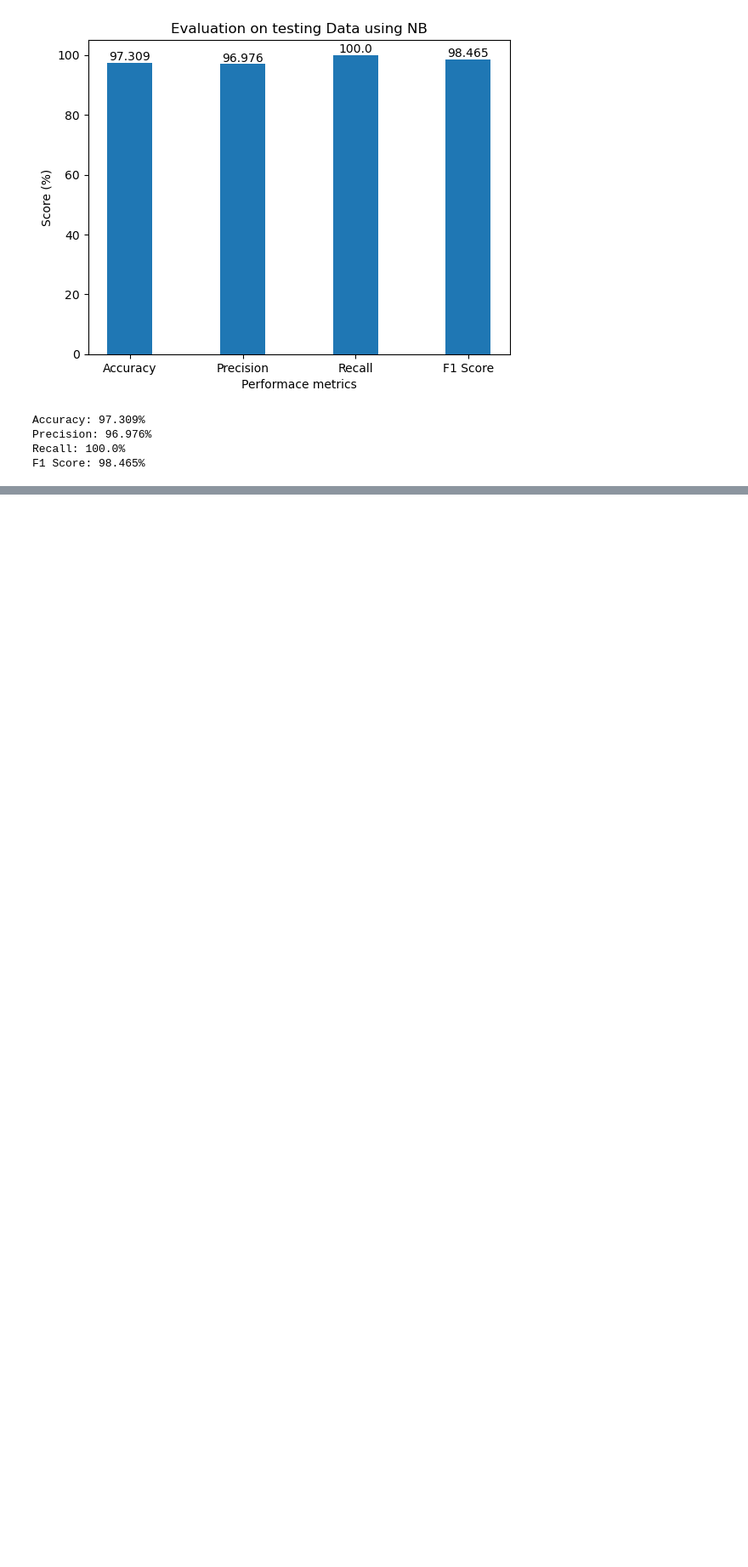
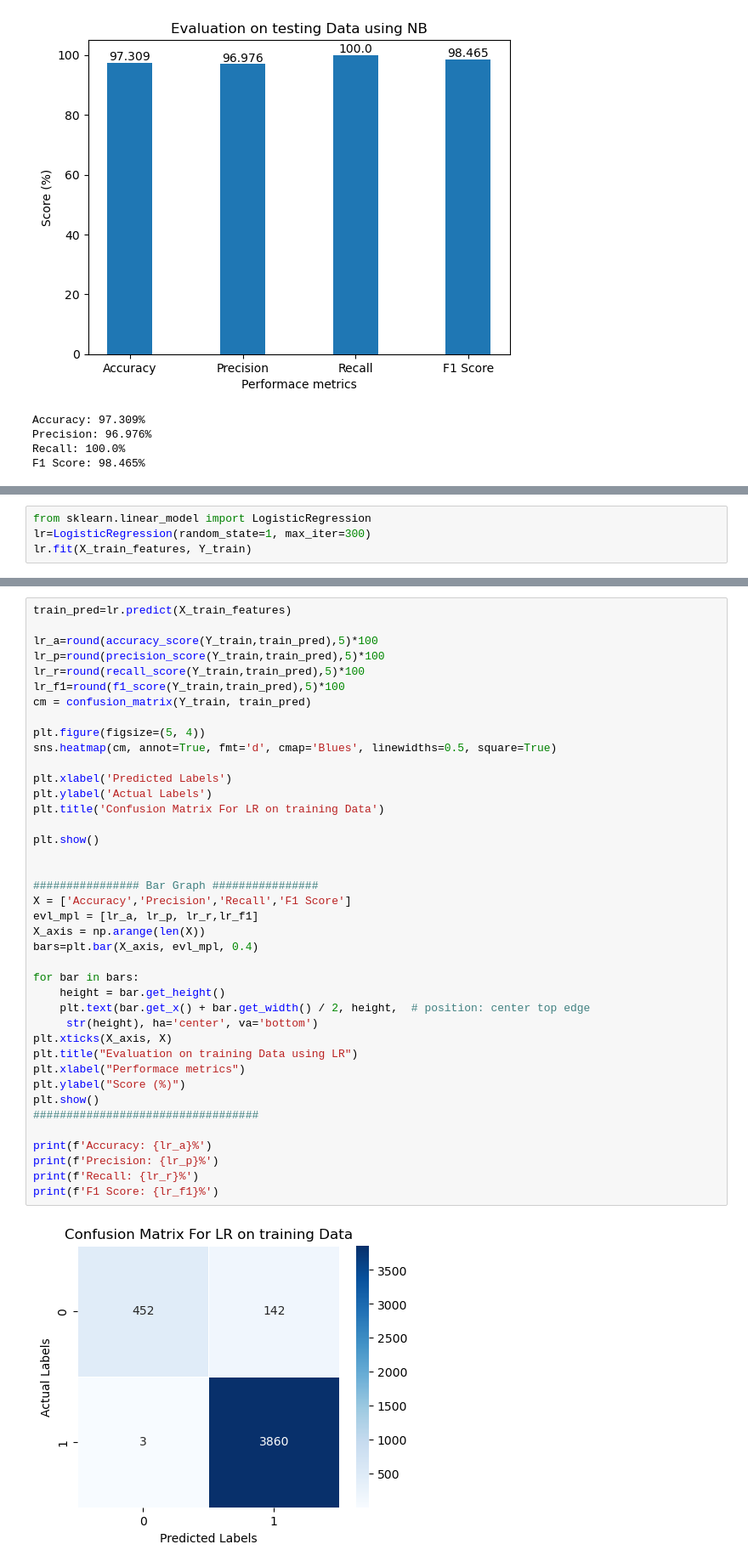
Before and after one commit to Dharmendrathapa3/Spam-Mail-Prediction, a Jupyter notebook: Spam_Mail_Prediction.ipynb, the cells around one changed output, grey strips where cells are left out. Shown at 85% size. Cells and saved outputs as stored; diff of their text form; blank space fills up the shorter version.

Commit message:
Applying Logistic Regression

```diff
--- a/Spam_Mail_Prediction.ipynb
+++ b/Spam_Mail_Prediction.ipynb
@@ -166,0 +169,4 @@ F1 Score: 98.465%
+# %%
+from sklearn.linear_model import LogisticRegression
+lr=LogisticRegression(random_state=1, max_iter=300)
+lr.fit(X_train_features, Y_train)
@@ -166,0 +177,42 @@ F1 Score: 98.465%
+# %%
+train_pred=lr.predict(X_train_features)
+
+lr_a=round(accuracy_score(Y_train,train_pred),5)*100
+lr_p=round(precision_score(Y_train,train_pred),5)*100
+lr_r=round(recall_score(Y_train,train_pred),5)*100
+lr_f1=round(f1_score(Y_train,train_pred),5)*100
+cm = confusion_matrix(Y_train, train_pred)
+
+plt.figure(figsize=(5, 4))
+sns.heatmap(cm, annot=True, fmt='d', cmap='Blues', linewidths=0.5, square=True)
+
+plt.xlabel('Predicted Labels')
+plt.ylabel('Actual Labels')
+plt.title('Confusion Matrix For LR on training Data')
+
+plt.show()
+
+
+################ Bar Graph ################
+X = ['Accuracy','Precision','Recall','F1 Score']
+evl_mpl = [lr_a, lr_p, lr_r,lr_f1]
+X_axis = np.arange(len(X))
+bars=plt.bar(X_axis, evl_mpl, 0.4)
+
+for bar in bars:
+    height = bar.get_height()
+    plt.text(bar.get_x() + bar.get_width() / 2, height,  # position: center top edge
+     str(height), ha='center', va='bottom')
+plt.xticks(X_axis, X)
+plt.title("Evaluation on training Data using LR")
+plt.xlabel("Performace metrics")
+plt.ylabel("Score (%)")
+plt.show()
+##################################
+
+print(f'Accuracy: {lr_a}%')
+print(f'Precision: {lr_p}%')
+print(f'Recall: {lr_r}%')
+print(f'F1 Score: {lr_f1}%')
+# %% [output]
+[figure, added]
```
Also changed, not shown: parts of 6 cells of this notebook.
